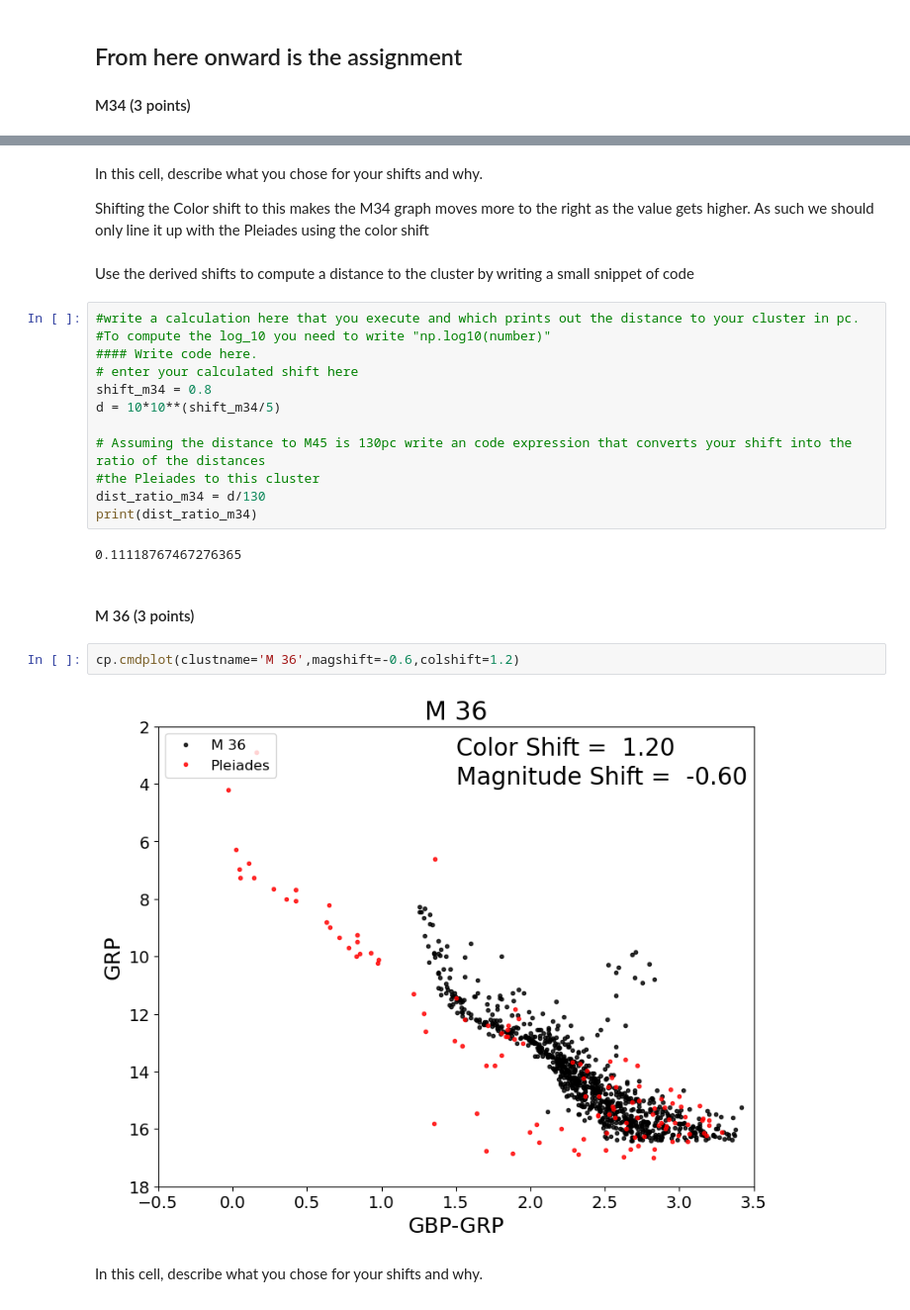
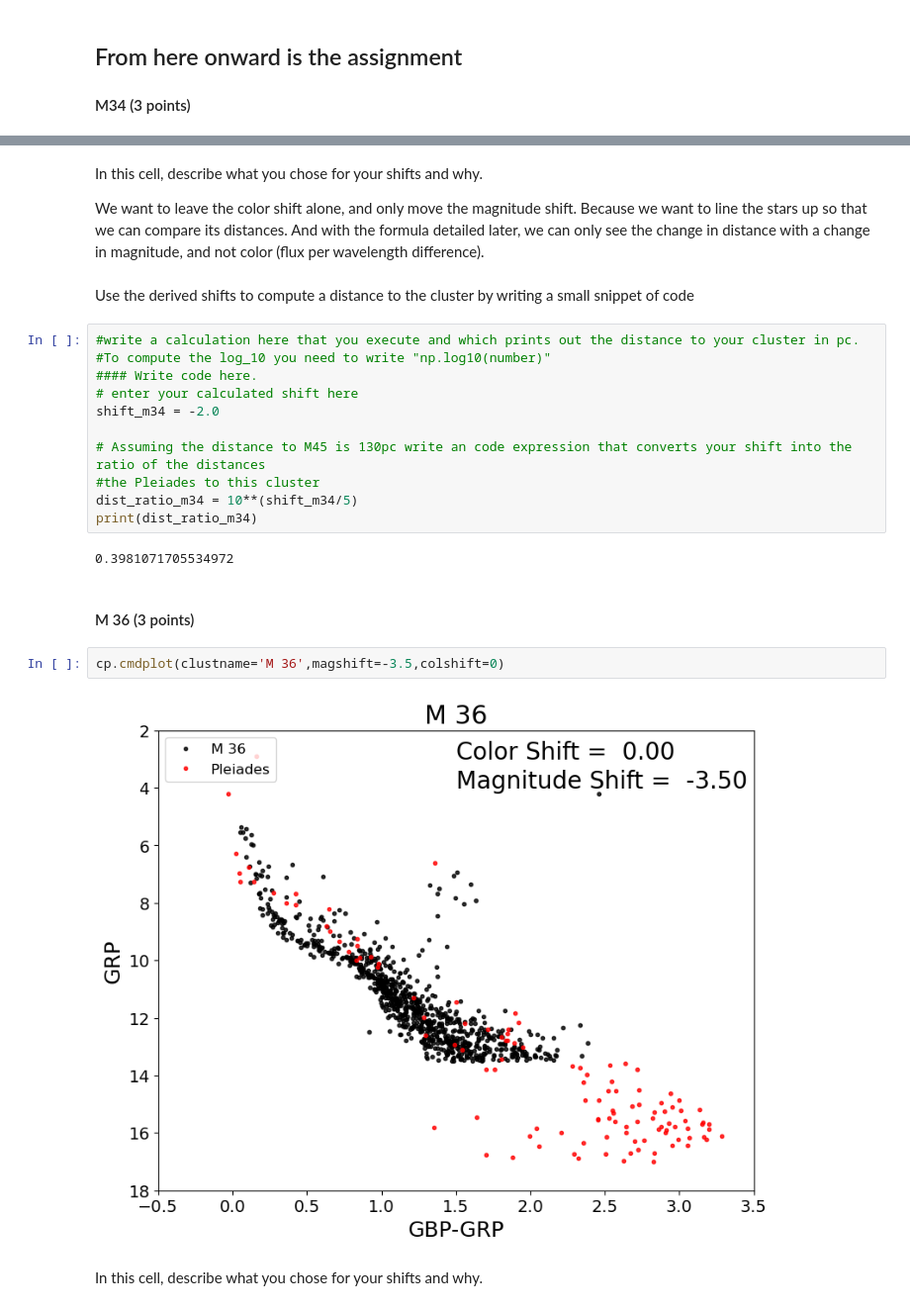
Before and after one commit to Colouss/CMD_distmod_student, a Jupyter notebook: cluster_plot_student.ipynb, the cells around one changed output, grey strips where cells are left out. Shown: that part at 99% size. Cells and saved outputs as stored; diff of their text form.

```diff
--- a/cluster_plot_student.ipynb
+++ b/cluster_plot_student.ipynb
@@ -45,7 +45,7 @@ cp.cmdplot(clustname='M 34',magshift=0,colshift=0.8)
-# %% [markdown]
-In this cell, describe what you chose for your shifts and why.
-
-Shifting the Color shift to this makes the M34 graph moves more to the right as the value gets higher. As such we should only line it up with the Pleiades using the color shift
+# %% [markdown]
+In this cell, describe what you chose for your shifts and why.
+
+We want to leave the color shift alone, and only move the magnitude shift. Because we want to line the stars up so that we can compare its distances. And with the formula detailed later, we can only see the change in distance with a change in magnitude, and not color (flux per wavelength difference).
 # %% [markdown]
 Use the derived shifts to compute a distance to the cluster by writing a small snippet of code
 # %%
@@ -53,21 +53,20 @@ Use the derived shifts to compute a distance to the cluster by writing a small s
 #To compute the log_10 you need to write "np.log10(number)"
 #### Write code here.
 # enter your calculated shift here
-shift_m34 = 0.8
-d = 10*10**(shift_m34/5)
+shift_m34 = -2.0
 
 # Assuming the distance to M45 is 130pc write an code expression that converts your shift into the ratio of the distances
 #the Pleiades to this cluster
-dist_ratio_m34 = d/130
+dist_ratio_m34 = 10**(shift_m34/5)
 print(dist_ratio_m34)
 # %% [output]
-0.11118767467276365
+0.3981071705534972
 # %% [markdown]
 #### M 36 (3 points)
 # %%
-cp.cmdplot(clustname='M 36',magshift=-0.6,colshift=1.2)
+cp.cmdplot(clustname='M 36',magshift=-3.5,colshift=0)
 # %% [output]
-[figure, old version]
+[figure, new version]
 # %% [markdown]
 In this cell, describe what you chose for your shifts and why.
 # %% [markdown]
```
Also changed, not shown: parts of 12 cells of this notebook.
